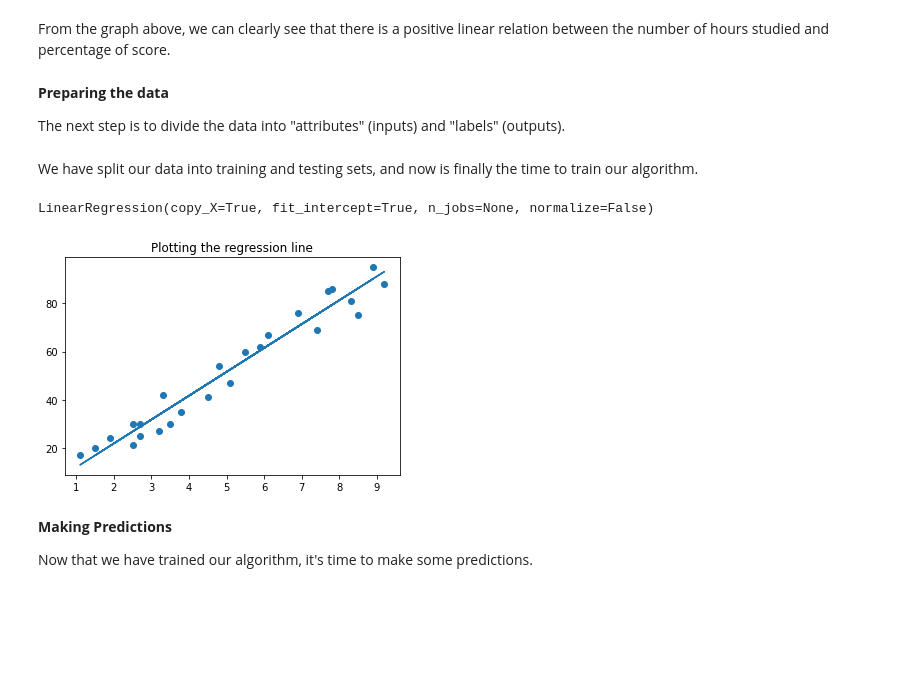
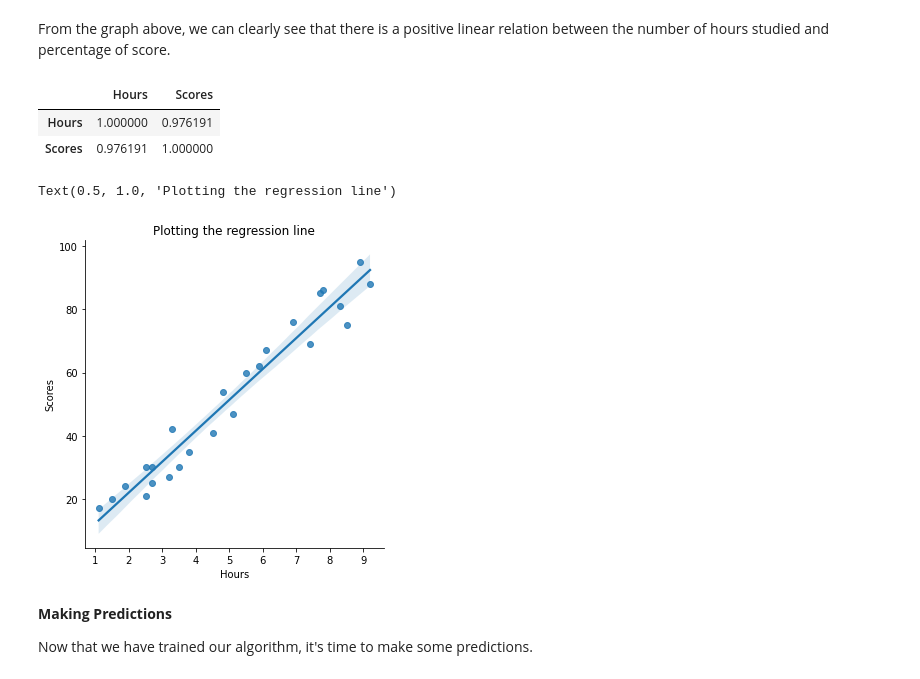
Before and after one commit to ParwinderS9/Prediction-using-Supervised-ML, a Jupyter notebook: GRIP_The_Spark_Foundation.ipynb, the cells around one changed output. Cells and saved outputs as stored; diff of their text form; code cells hidden in the pictures; blank space fills up the shorter version.

```diff
--- a/GRIP_The_Spark_Foundation.ipynb
+++ b/GRIP_The_Spark_Foundation.ipynb
@@ -112,7 +112,3 @@ plt.show()
 [figure]
 # %% [markdown]
 From the graph above, we can clearly see that there is a positive linear relation between the number of hours studied and percentage of score.
-# %% [markdown]
-**Preparing the data**
-
-The next step is to divide the data into "attributes" (inputs) and "labels" (outputs).
@@ -122,23 +115,15 @@ y = df.iloc[:, 1].values
-# %% [markdown]
-
-We have split our data into training and testing sets, and now is finally the time to train our algorithm.
-# %%
-from sklearn.linear_model import LinearRegression
-regressor = LinearRegression()
-regressor.fit(X_train, y_train)
-# %% [output]
-LinearRegression(copy_X=True, fit_intercept=True, n_jobs=None, normalize=False)
-# %%
-# Plotting the regression line
-line = regressor.coef_*X+regressor.intercept_
-
-# Plotting for the test data
-plt.title("Plotting the regression line")
-plt.scatter(X, y)
-plt.plot(X, line);
-plt.show()
-# %% [output]
-[figure, removed]
+# %%
+df.corr()
+# %% [output]
+|  | Hours | Scores |
+| Hours | 1.000000 | 0.976191 |
+| Scores | 0.976191 | 1.000000 |
+# %%
+sns.lmplot(x="Hours",y="Scores", data=df)
+plt.title("Plotting the regression line")
+# %% [output]
+Text(0.5, 1.0, 'Plotting the regression line')
+[figure, added]
 # %% [markdown]
 **Making Predictions**
 
```
Also changed, not shown: parts of 1 cell of this notebook.
